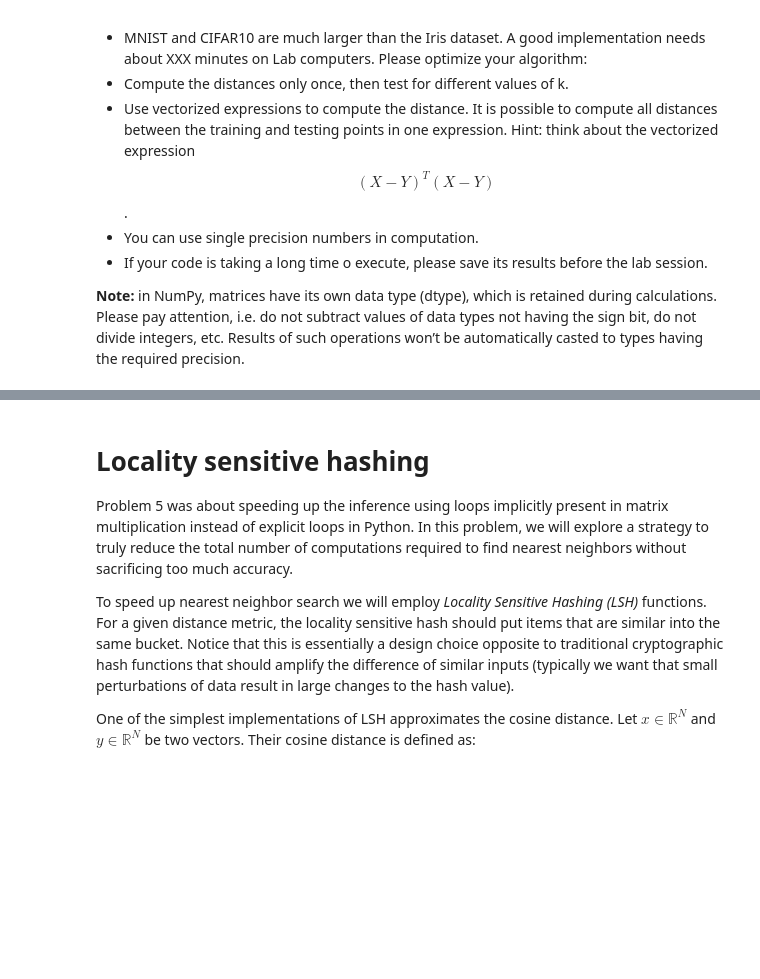
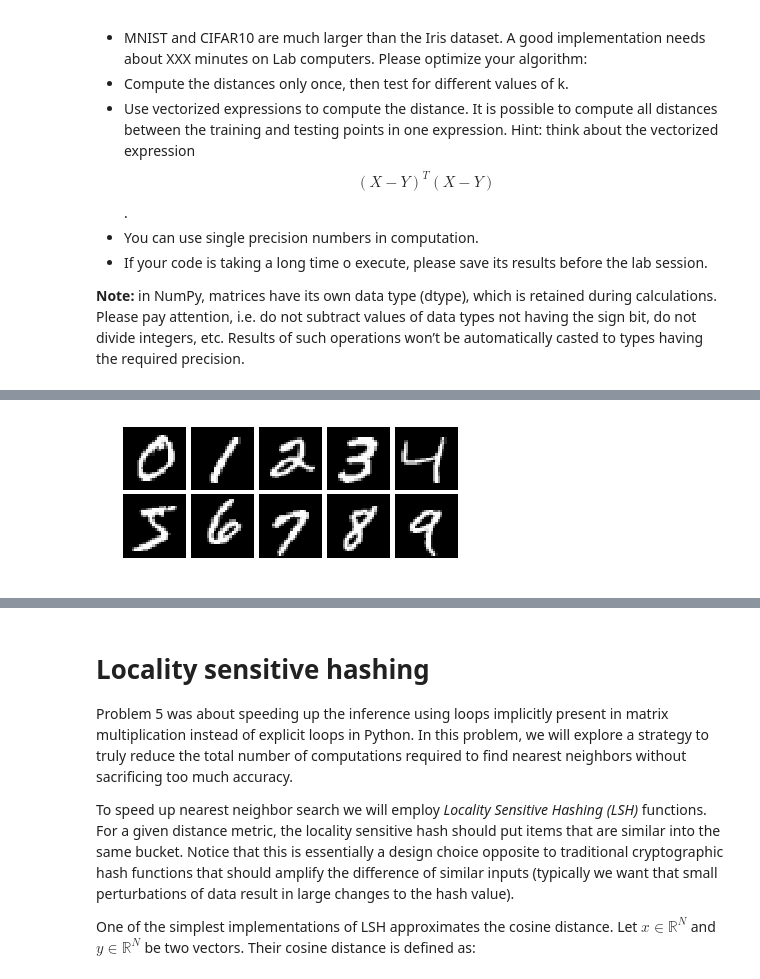
Before and after one commit to swistak35/nn_assignments, a Jupyter notebook: assignment1/Assignment1.ipynb, the cells around one changed output, grey strips where cells are left out. Cells and saved outputs as stored; diff of their text form; code cells hidden in the pictures; blank space fills up the shorter version.

```diff
--- a/assignment1/Assignment1.ipynb
+++ b/assignment1/Assignment1.ipynb
@@ -427,0 +423,12 @@ The source #1 named "targets" is a 2d array with axis: (u'batch', u'index')
+# %%
+%matplotlib inline
+import numpy as np
+from fuel.datasets.mnist import MNIST
+from common.plotting import plot_mat
+
+# MNIST
+dataset = MNIST(("train",))
+idxs = np.unique(dataset.data_sources[1], return_index = True)[1]
+plot_mat(mnist_train.data_sources[0][idxs], cmap = 'gray')
+# %% [output]
+[figure, added]
```
Also changed, not shown: parts of 3 cells of this notebook.
